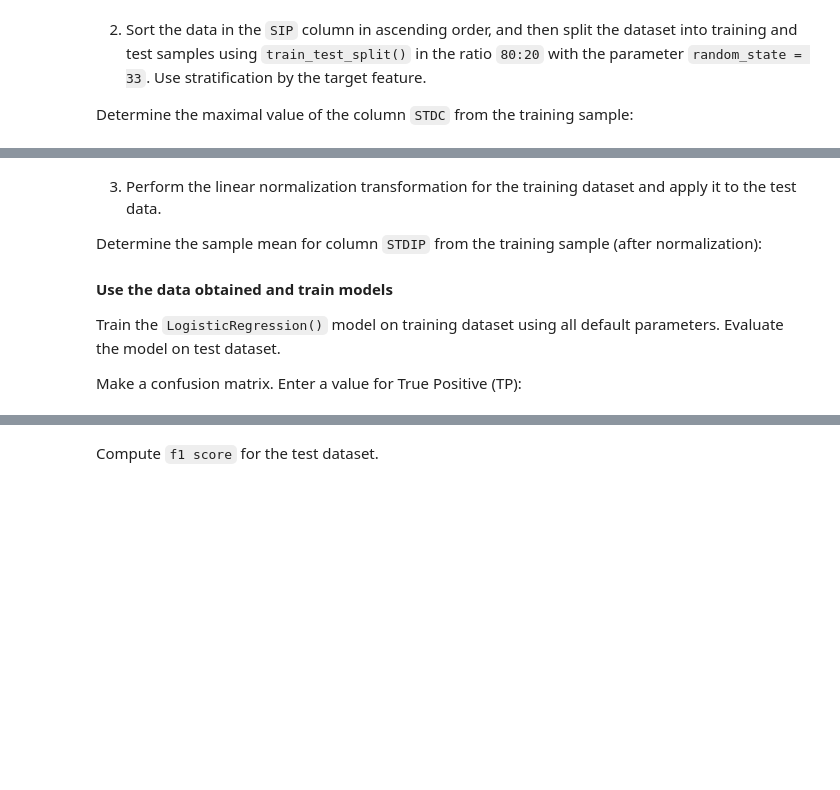
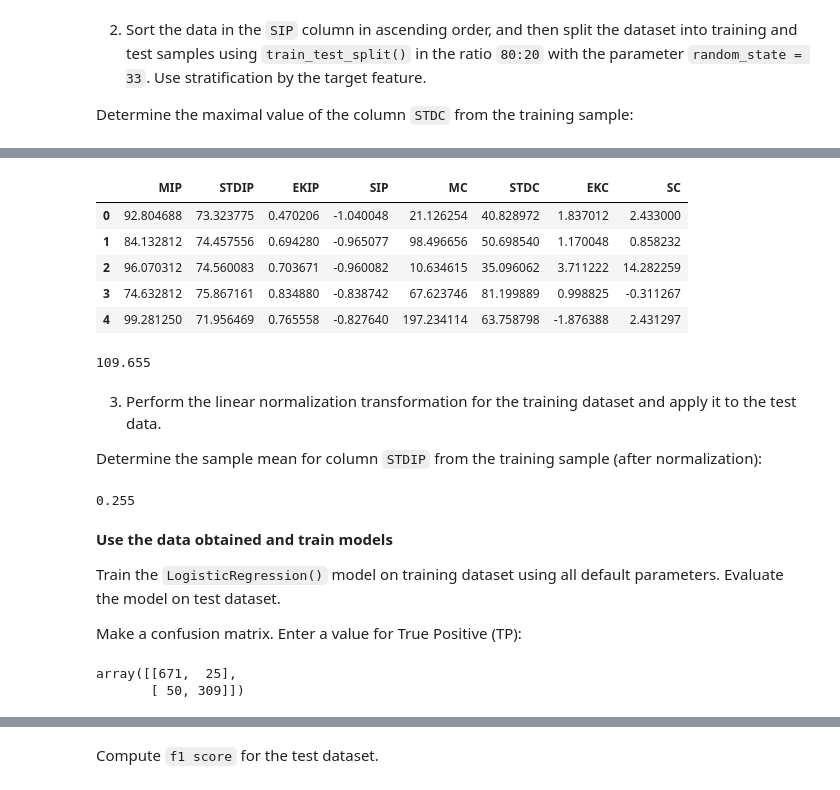
Before and after one commit to tutsilianna/Introduction_to_ML_and_Advanced_ML_Python, a Jupyter notebook: Exam/trial_exam.ipynb, the cells around one changed output, grey strips where cells are left out. Drawn from its saved outputs; the diff is of its cells as text; code cells hidden in the pictures; blank space fills up the shorter version.

```diff
--- a/Exam/trial_exam.ipynb
+++ b/Exam/trial_exam.ipynb
@@ -32,10 +55,51 @@ Determine the maximal value of the column `STDC` from the training sample:
+# %%
+from sklearn.model_selection import train_test_split
+
+y = data2['TG']
+data2.drop(axis=1, columns=['TG'], inplace=True)
+X = data2
+X.head()
+# %% [output]
+|  | MIP | STDIP | EKIP | SIP | MC | STDC | EKC | SC |
+| 0 | 92.804688 | 73.323775 | 0.470206 | -1.040048 | 21.126254 | 40.828972 | 1.837012 | 2.433000 |
+| 1 | 84.132812 | 74.457556 | 0.694280 | -0.965077 | 98.496656 | 50.698540 | 1.170048 | 0.858232 |
+| 2 | 96.070312 | 74.560083 | 0.703671 | -0.960082 | 10.634615 | 35.096062 | 3.711222 | 14.282259 |
+| 3 | 74.632812 | 75.867161 | 0.834880 | -0.838742 | 67.623746 | 81.199889 | 0.998825 | -0.311267 |
+| 4 | 99.281250 | 71.956469 | 0.765558 | -0.827640 | 197.234114 | 63.758798 | -1.876388 | 2.431297 |
+# %%
+X_train, X_test, y_train, y_test = train_test_split(X, y, random_state=33, stratify=y)
+
+round(X_train['STDC'].max(), 3)
+# %% [output]
+109.655
 # %% [markdown]
 3. Perform the linear normalization transformation for the training dataset and apply it to the test data.
 
 Determine the sample mean for column `STDIP` from the training sample (after normalization):
+# %%
+from sklearn.preprocessing import MinMaxScaler
+scaler1 = MinMaxScaler().fit(X_train)
+
+x_train = pd.DataFrame(scaler1.transform(X_train), columns = X_train.columns)
+x_test =  pd.DataFrame(scaler1.transform(X_test), columns = X_test.columns)
+
+round(x_train['STDIP'].mean(), 3)
+# %% [output]
+0.255
 # %% [markdown]
 **Use the data obtained and train models**
 
 Train the `LogisticRegression()` model on training dataset using all default parameters. Evaluate the model on test dataset.
 
 Make a confusion matrix. Enter a value for True Positive (TP):
+# %%
+from sklearn.linear_model import LogisticRegression
+from sklearn.metrics import confusion_matrix
+
+log_reg = LogisticRegression().fit(x_train, y_train)
+
+y_pred = log_reg.predict(x_test)
+confusion_matrix(y_test, y_pred)
+# %% [output]
+array([[671,  25],
+       [ 50, 309]])
```
Also changed, not shown: parts of 9 cells of this notebook.
